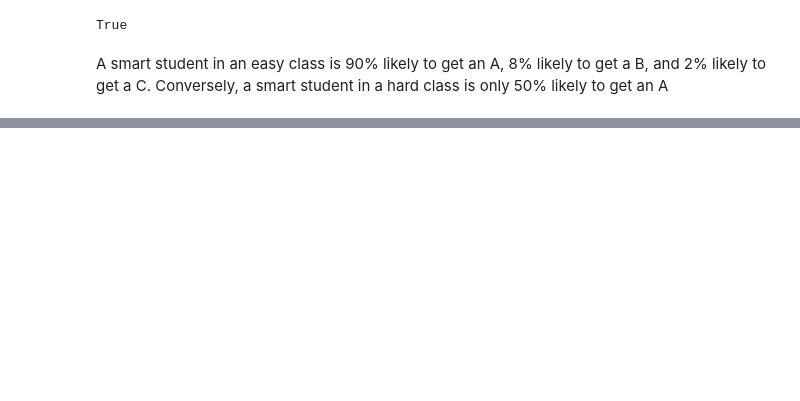
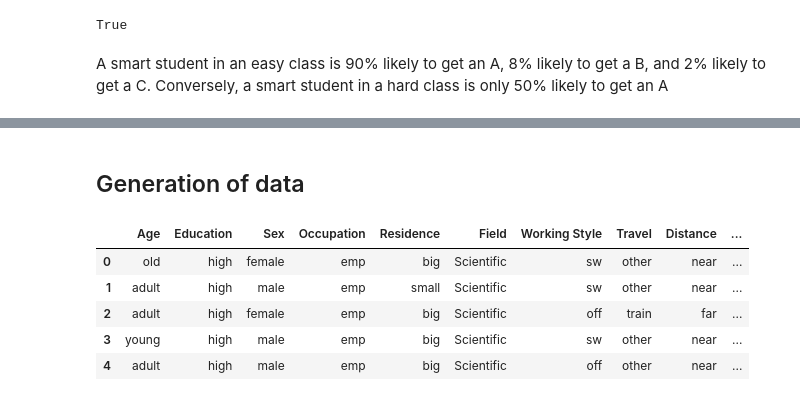
Before and after one commit to AlvielD/FAIKR_M3, a Jupyter notebook: Education_network.ipynb, the cells around one changed output, grey strips where cells are left out. Drawn from its saved outputs; the diff is of its cells as text; code cells hidden in the pictures; blank space fills up the shorter version.

```diff
--- a/Education_network.ipynb
+++ b/Education_network.ipynb
@@ -20,11 +70,12 @@ T = "Travel"
 F = "Field"
 W = "Working Style"
 D = "Distance"
+P = "Pollution"
 
 # DEFINE THE NETWORK STRUCTURES
 # Define the arcs
 #education_model = BayesianNetwork([(A,E),(S,E),(E,O),(E,R),(O,T),(R,T)])
-education_model = BayesianNetwork([(A,E),(S,E),(E,O),(E,R),(F,O),(F,W),(O,T),(O,W),(W,D),(R,T),(D,T)])
+education_model = BayesianNetwork([(A,E),(S,E),(E,O),(E,R),(F,O),(F,W),(O,T),(O,W),(W,D),(R,T),(D,T),(T,P),(D,P)])
 
 # Define the conditional probability distributions(?)#TODO CPD == ?
 age_cpd=TabularCPD(A,3,[[.3],
@@ -94,8 +145,14 @@ tra_cpd=TabularCPD(T,3,[[.45,.48,.10,.53,.55,.58,.15,.60],
                         evidence=[O,R,D], evidence_card=[2,2,2],
                         state_names={T: ["car", "train", "other"], O: ["emp", "self"], R: ["small", "big"], D: ["near", "far"]})
 
+pol_cpd=TabularCPD(P,3,[[.63,.13,0,.85,.6,0],
+                        [.3,.62,0,.13,.27,0],
+                        [.07,.25,1,.02,.13,1]],
+                        evidence=[D,T], evidence_card=[2,3],
+                        state_names={P: ["high", "medium", "low"], D: ["near", "far"], T: ["car", "train", "other"]})
+
 #education_model.add_cpds(age_cpd,sex_cpd,edu_cpd,ocu_cpd,res_cpd,tra_cpd)
-education_model.add_cpds(age_cpd,sex_cpd,edu_cpd,ocu_cpd,fie_cpd,res_cpd,wor_cpd,dis_cpd,tra_cpd)
+education_model.add_cpds(age_cpd,sex_cpd,edu_cpd,ocu_cpd,fie_cpd,res_cpd,wor_cpd,dis_cpd,tra_cpd,pol_cpd)
 # student_model.get_cpds()
 # %%
 education_model.check_model()
@@ -219,0 +264,17 @@ P(Letter|Intelligence=normal,Difficulty=easy)
+# %% [markdown]
+## Generation of data
+# %%
+datasets = []
+n_vector = [1e1, 1e2, 1e3, 1e4, 1e5, 1e6]
+
+for n in n_vector:
+    datasets.append(BayesianModelSampling(education_model).forward_sample(size=int(n)))
+
+datasets[0].head()
+# %% [output]
+|  | Age | Education | Sex | Occupation | Residence | Field | Working Style | Travel | Distance | ... |
+| 0 | old | high | female | emp | big | Scientific | sw | other | near | ... |
+| 1 | adult | high | male | emp | small | Scientific | sw | other | near | ... |
+| 2 | adult | high | female | emp | big | Scientific | off | train | far | ... |
+| 3 | young | high | male | emp | big | Scientific | sw | other | near | ... |
+| 4 | adult | high | male | emp | big | Scientific | off | other | near | ... |
```
Also changed, not shown: parts of 17 cells of this notebook, 2 other files.
